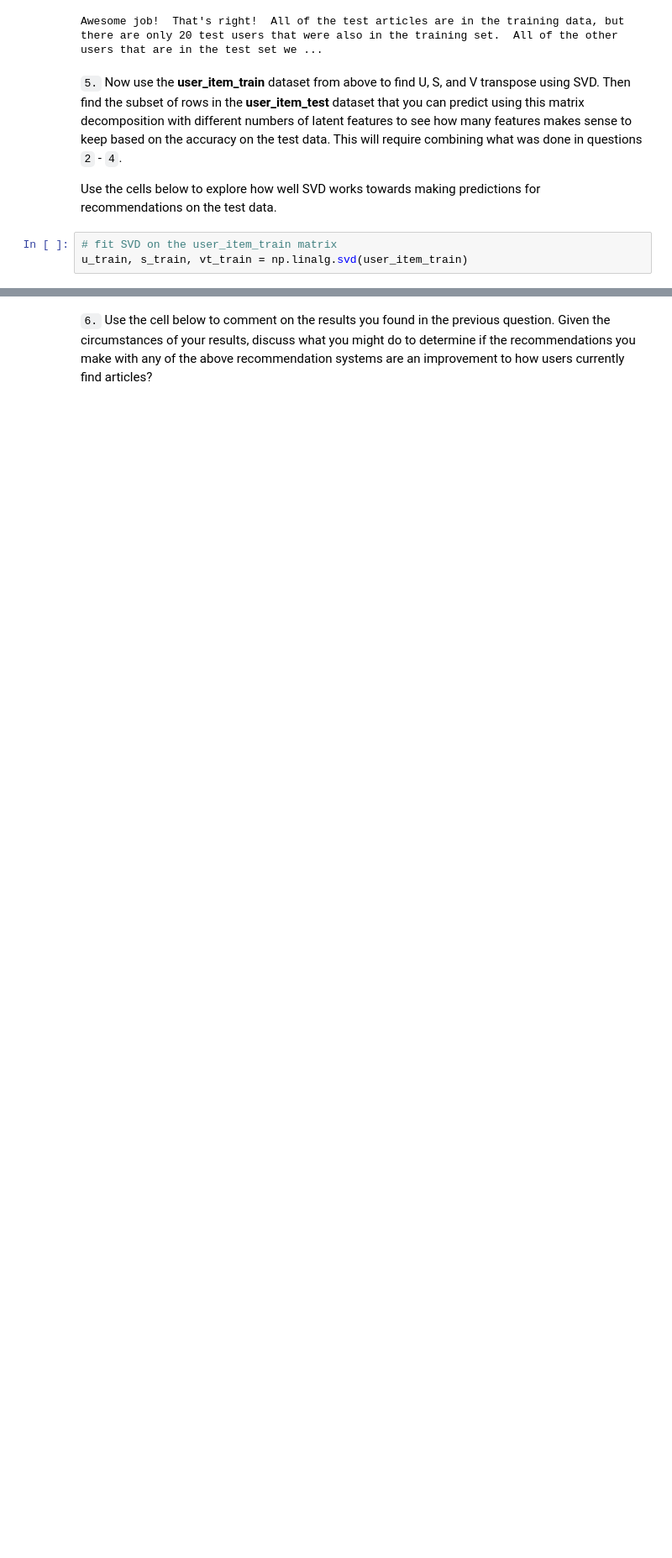
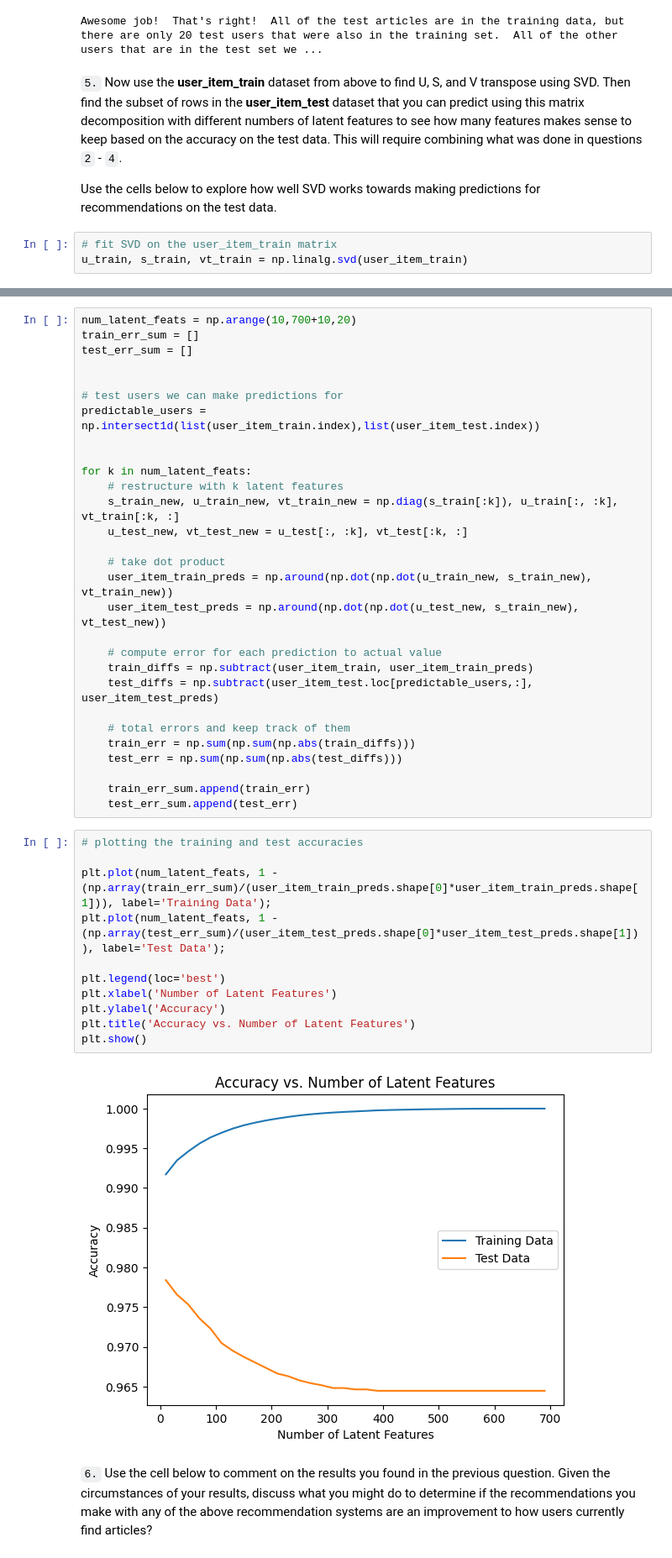
Before and after one commit to ewood242/Project_3_Recommendation_Engines, a Jupyter notebook: Recommendations_with_IBM.ipynb, the cells around one changed output, grey strips where cells are left out. Shown at 84% size. Cells and saved outputs as stored; diff of their text form; blank space fills up the shorter version.

```diff
--- a/Recommendations_with_IBM.ipynb
+++ b/Recommendations_with_IBM.ipynb
@@ -733,2 +749,44 @@ u_train, s_train, vt_train = np.linalg.svd(user_item_train)
+# %%
+num_latent_feats = np.arange(10,700+10,20)
+train_err_sum = []
+test_err_sum = []
+
+
+# test users we can make predictions for
+predictable_users = np.intersect1d(list(user_item_train.index),list(user_item_test.index))
+
+
+for k in num_latent_feats:
+    # restructure with k latent features
+    s_train_new, u_train_new, vt_train_new = np.diag(s_train[:k]), u_train[:, :k], vt_train[:k, :]
+    u_test_new, vt_test_new = u_test[:, :k], vt_test[:k, :]
+
+    # take dot product
+    user_item_train_preds = np.around(np.dot(np.dot(u_train_new, s_train_new), vt_train_new))
+    user_item_test_preds = np.around(np.dot(np.dot(u_test_new, s_train_new), vt_test_new))
+
+    # compute error for each prediction to actual value
+    train_diffs = np.subtract(user_item_train, user_item_train_preds)
+    test_diffs = np.subtract(user_item_test.loc[predictable_users,:], user_item_test_preds)
+
+    # total errors and keep track of them
+    train_err = np.sum(np.sum(np.abs(train_diffs)))
+    test_err = np.sum(np.sum(np.abs(test_diffs)))
+
+    train_err_sum.append(train_err)
+    test_err_sum.append(test_err)
+# %%
+# plotting the training and test accuracies
+
+plt.plot(num_latent_feats, 1 - (np.array(train_err_sum)/(user_item_train_preds.shape[0]*user_item_train_preds.shape[1])), label='Training Data');
+plt.plot(num_latent_feats, 1 - (np.array(test_err_sum)/(user_item_test_preds.shape[0]*user_item_test_preds.shape[1])), label='Test Data');
+
+plt.legend(loc='best')
+plt.xlabel('Number of Latent Features')
+plt.ylabel('Accuracy')
+plt.title('Accuracy vs. Number of Latent Features')
+plt.show()
+# %% [output]
+[figure, added]
 # %% [markdown]
 `6.` Use the cell below to comment on the results you found in the previous question. Given the circumstances of your results, discuss what you might do to determine if the recommendations you make with any of the above recommendation systems are an improvement to how users currently find articles?
```
Also changed, not shown: parts of 6 cells of this notebook.
